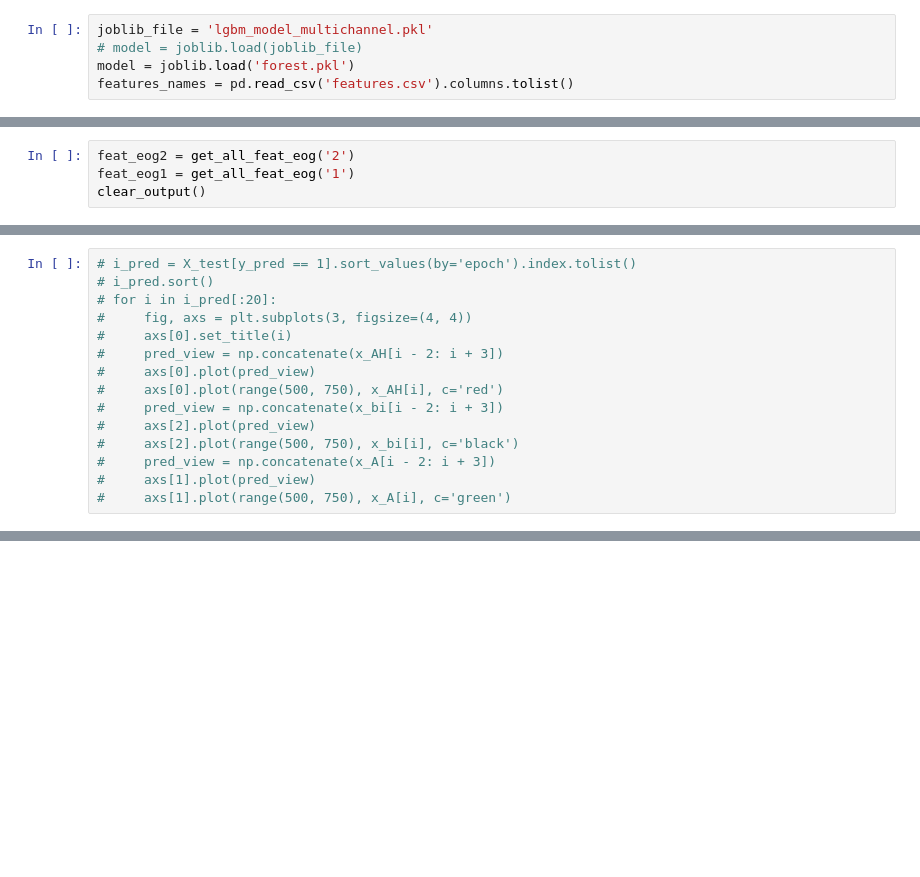
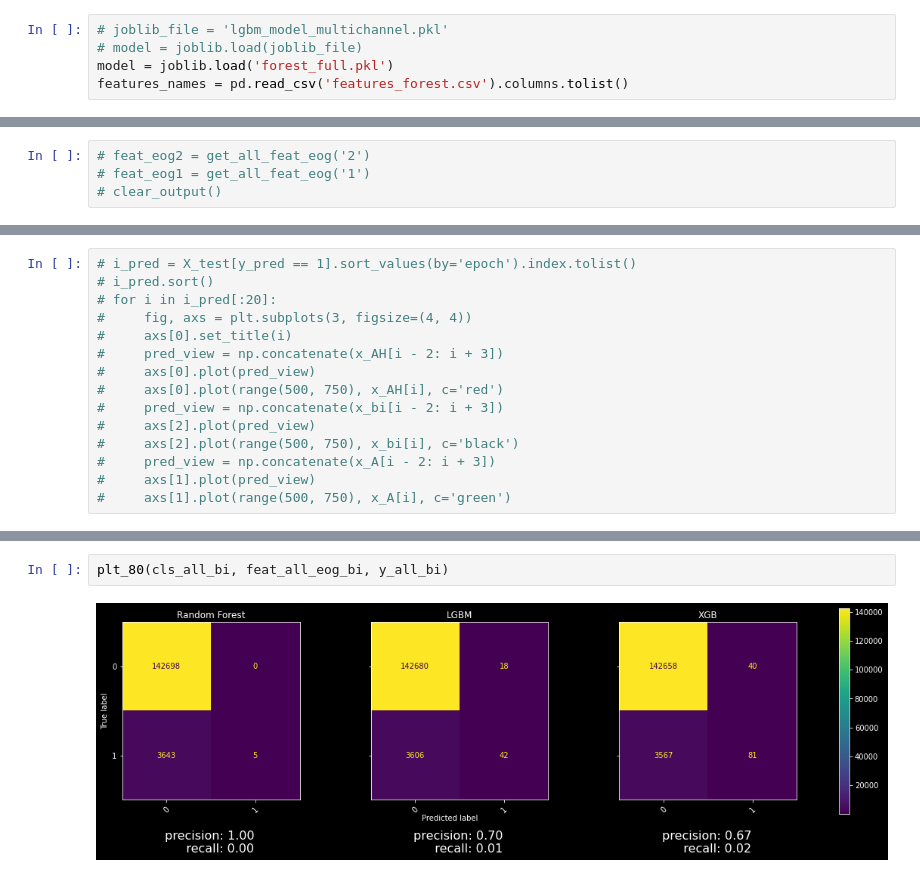
Before and after one commit to The1per/spikes_notebooks, a Jupyter notebook: scalp_model.ipynb, the cells around one changed output, grey strips where cells are left out. Saved outputs shown, nothing was run; the diff lists cells and outputs as text; blank space fills up the shorter version.

```diff
--- a/scalp_model.ipynb
+++ b/scalp_model.ipynb
@@ -16,10 +18,10 @@ from IPython.display import clear_output
 plt.style.use('dark_background')
 pd.options.display.precision = 10
 # %%
-joblib_file = 'lgbm_model_multichannel.pkl'
+# joblib_file = 'lgbm_model_multichannel.pkl'
 # model = joblib.load(joblib_file)
-model = joblib.load('forest.pkl')
-features_names = pd.read_csv('features.csv').columns.tolist()
+model = joblib.load('forest_full.pkl')
+features_names = pd.read_csv('features_forest.csv').columns.tolist()
 # %%
 ####################
 # MAIN PARAMETERS
@@ -167,9 +194,9 @@ feat_all_eog1 = get_all_feat_eog('1')
 feat_all_eog2 = get_all_feat_eog('2')
 clear_output()
 # %%
-feat_eog2 = get_all_feat_eog('2')
-feat_eog1 = get_all_feat_eog('1')
-clear_output()
+# feat_eog2 = get_all_feat_eog('2')
+# feat_eog1 = get_all_feat_eog('1')
+# clear_output()
 # %%
 y_all_right = get_all_y_multi_channel_side('R')
 y_all_left = get_all_y_multi_channel_side('L')
@@ -799,0 +502,4 @@ plt.show()
+# %%
+plt_80(cls_all_bi, feat_all_eog_bi, y_all_bi)
+# %% [output]
+[figure, added]
```
Also changed, not shown: parts of 31 cells of this notebook.
